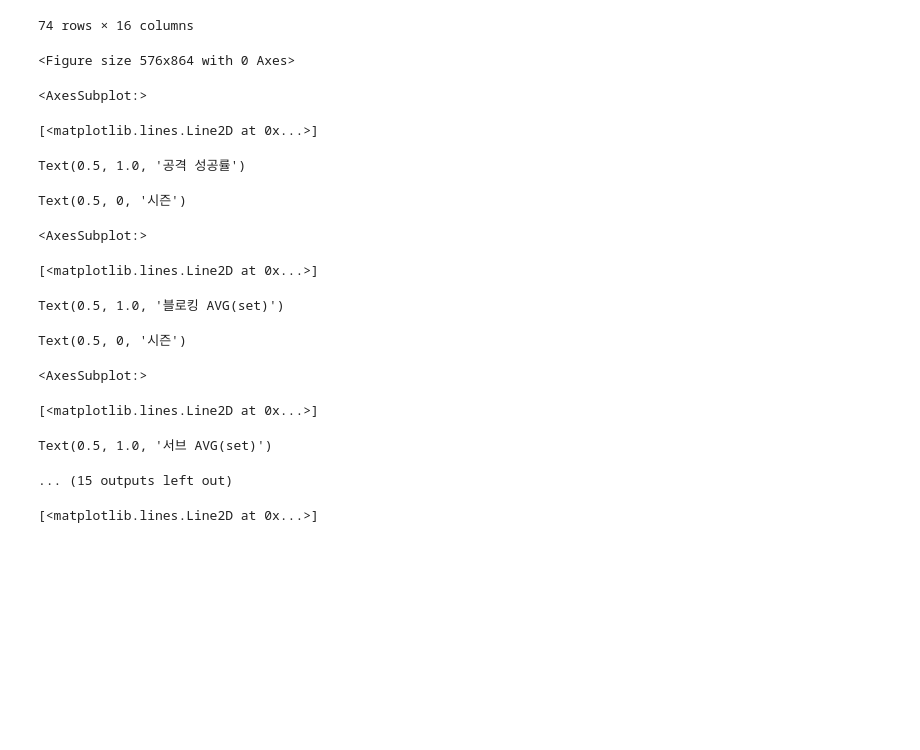
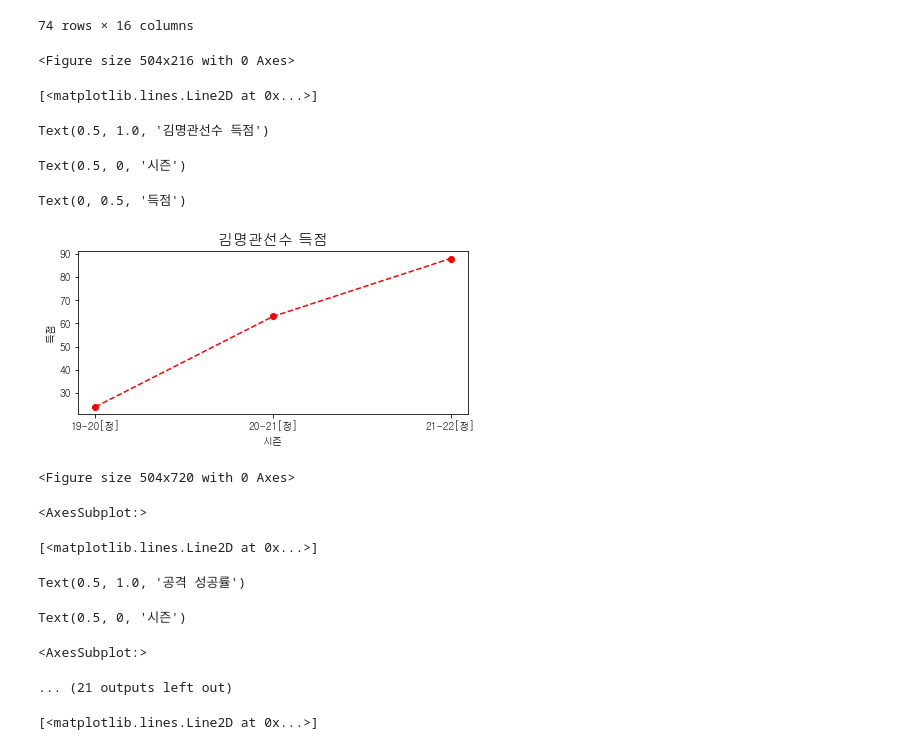
Before and after one commit to lwg1421/KOVO_project, a Jupyter notebook: visualization/player_RecordChart.ipynb, the cells around one changed output. Cells and saved outputs as stored; diff of their text form; code cells hidden in the pictures; blank space fills up the shorter version.

```diff
--- a/visualization/player_RecordChart.ipynb
+++ b/visualization/player_RecordChart.ipynb
@@ -155,18 +155,19 @@ player_record_data_sort1
 for player in player_record_data_sort1["player_name"].unique().tolist()[:1] :
     dt = player_record_data_sort1.loc[(player_record_data_sort1["player_name"]==player)]
 
-    plt.figure(figsize=(8,12),facecolor = "white")
-    # plt.plot(dt.loc[:,"season"],dt.loc[:,"score"],"--or")
-    # plt.title(player+"선수 득점", fontsize=15)
-    # plt.xlabel("시즌")
-    # plt.ylabel("득점")
+    plt.figure(figsize=(7,3),facecolor = "white")
+    plt.plot(dt.loc[:,"season"],dt.loc[:,"score"],"--or")
+    plt.title(player+"선수 득점", fontsize=15)
+    plt.xlabel("시즌")
+    plt.ylabel("득점")
+    plt.show()
 
+    plt.figure(figsize=(7,10),facecolor = "white")
     plt.subplot(3,2,1)
     plt.plot(dt.loc[:,"season"],dt.loc[:,"attack_succes_percent"],"--or")
     plt.title("공격 성공률", fontsize=15)
     plt.xlabel("시즌")
     # plt.ylabel("공격 성공률")
-
 
     plt.subplot(3,2,2)
     plt.plot(dt.loc[:,"season"],dt.loc[:,"bloocking_avg"],"--or")
@@ -174,56 +175,58 @@ for player in player_record_data_sort1["player_name"].unique().tolist()[:1] :
     plt.xlabel("시즌")
     # plt.ylabel("블로킹 AVG(set)")
 
-
     plt.subplot(3,2,3)
     plt.plot(dt.loc[:,"season"],dt.loc[:,"serve_avg"],"--or")
     plt.title("서브 AVG(set)", fontsize=15)
     plt.xlabel("시즌")
     # plt.ylabel("서브 AVG(set)")
 
-
     plt.subplot(3,2,4)
     plt.plot(dt.loc[:,"season"],dt.loc[:,"set_avg"],"--or")
     plt.title("세트 AVG(set)", fontsize=15)
     plt.xlabel("시즌")
     # plt.ylabel("세트 AVG(set)")
+
 
 
     plt.subplot(3,2,5)
     plt.plot(dt.loc[:,"season"],dt.loc[:,"reveive_eff"],"--or")
     plt.title("리시브 효율", fontsize=15)
     plt.xlabel("시즌")
     # plt.ylabel("리시브 효율")
 
 
+
     plt.subplot(3,2,6)
     plt.plot(dt.loc[:,"season"],dt.loc[:,"dig_avg"],"--or")
     plt.title("디그 AVG(set)", fontsize=15)
     plt.xlabel("시즌")
     # plt.ylabel("디그 AVG(set)")
 
+
     # subplot 전체 제목 설정
     plt.suptitle(player+"선수 시즌별 기록",fontsize=25)
 
-    plt.subplots_adjust(hspace=0.8,wspace=0.5)
+    plt.subplots_adjust(hspace=0.7,wspace=0.5)
+    plt.show()
 
 
 
-plt.show()
+# plt.show()
 # %% [output]
-<Figure size 576x864 with 0 Axes>
+<Figure size 504x216 with 0 Axes>
-<AxesSubplot:>
+[<matplotlib.lines.Line2D at 0x...>]
-[<matplotlib.lines.Line2D at 0x...>]
+Text(0.5, 1.0, '김명관선수 득점')
-Text(0.5, 1.0, '공격 성공률')
+Text(0.5, 0, '시즌')
-Text(0.5, 0, '시즌')
+Text(0, 0.5, '득점')
+[figure, added]
-<AxesSubplot:>
+<Figure size 504x720 with 0 Axes>
-[<matplotlib.lines.Line2D at 0x...>]
+<AxesSubplot:>
-Text(0.5, 1.0, '블로킹 AVG(set)')
+[<matplotlib.lines.Line2D at 0x...>]
-Text(0.5, 0, '시즌')
+Text(0.5, 1.0, '공격 성공률')
-<AxesSubplot:>
+Text(0.5, 0, '시즌')
-[<matplotlib.lines.Line2D at 0x...>]
+<AxesSubplot:>
-Text(0.5, 1.0, '서브 AVG(set)')
+... (21 outputs left out)
-... (15 outputs left out)
 # %%
 plt.plot(dt.loc[:,"season"],dt.loc[:,"score"],"--or")
 plt.xlabel("시즌")
```
Also changed, not shown: 1 other file.
